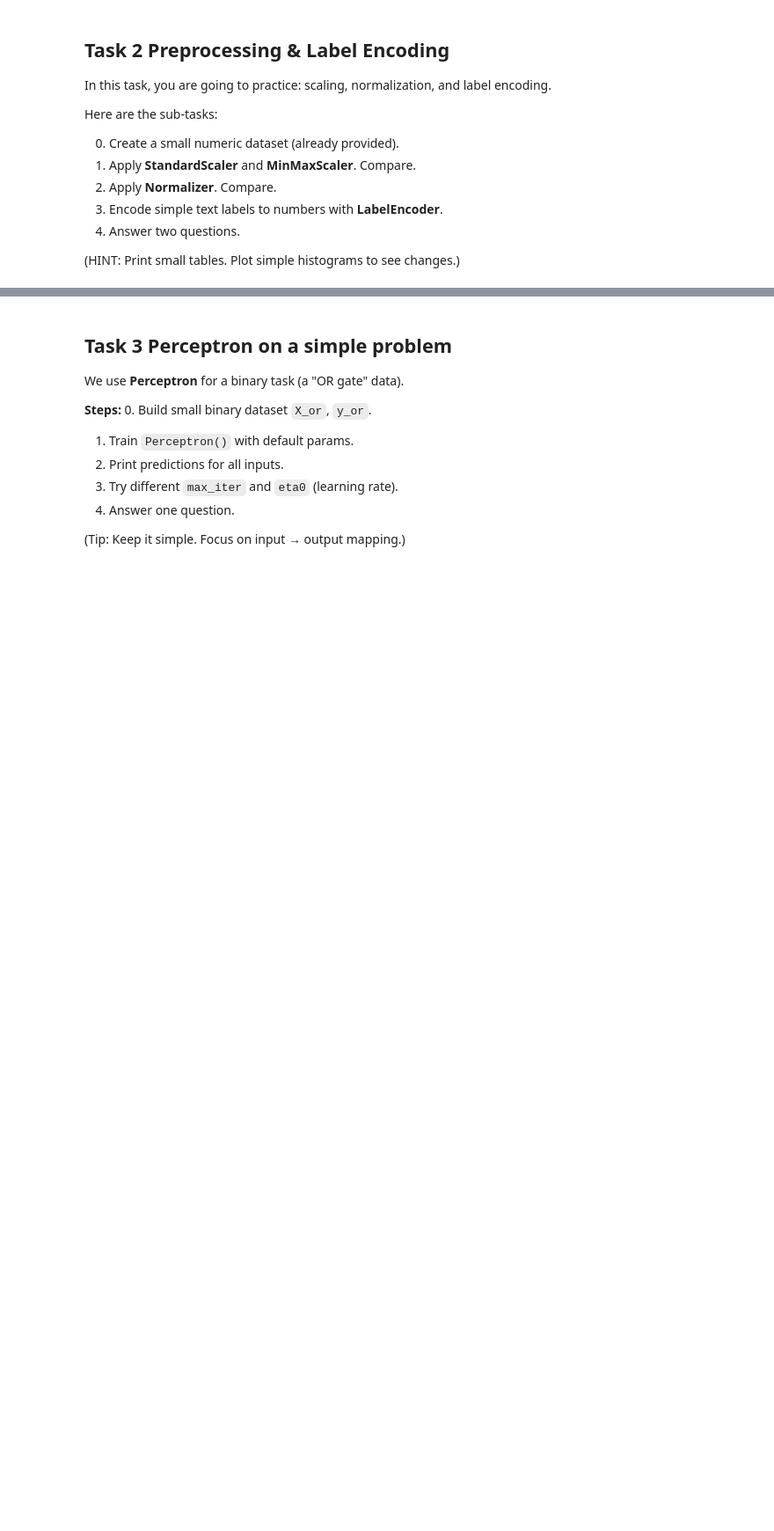
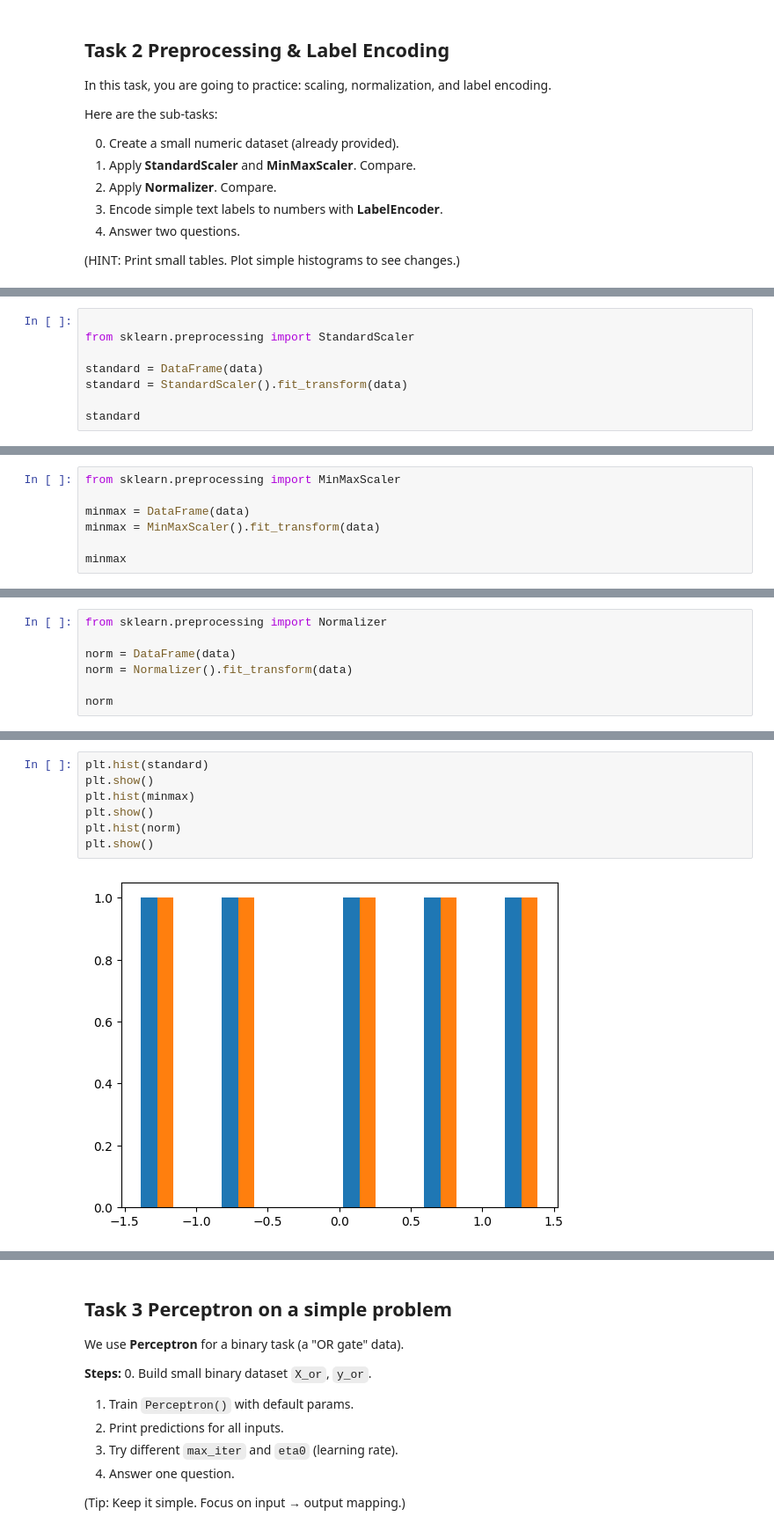
Before and after one commit to Arxcis/VE3451-KI-og-maskinl-ring, a Jupyter notebook: Assign2_Supervised_learning.ipynb, the cells around one changed output, grey strips where cells are left out. Shown: that part at 88% size. Saved outputs shown, nothing was run; the diff lists cells and outputs as text; blank space fills up the shorter version.

```diff
--- a/Assign2_Supervised_learning.ipynb
+++ b/Assign2_Supervised_learning.ipynb
@@ -117,0 +112,8 @@ Original data:
+# %%
+
+from sklearn.preprocessing import StandardScaler
+
+standard = DataFrame(data)
+standard = StandardScaler().fit_transform(data)
+
+standard
@@ -117,0 +135,7 @@ Original data:
+# %%
+from sklearn.preprocessing import MinMaxScaler
+
+minmax = DataFrame(data)
+minmax = MinMaxScaler().fit_transform(data)
+
+minmax
@@ -117,0 +163,7 @@ Original data:
+# %%
+from sklearn.preprocessing import Normalizer
+
+norm = DataFrame(data)
+norm = Normalizer().fit_transform(data)
+
+norm
@@ -117,0 +208,9 @@ Original data:
+# %%
+plt.hist(standard)
+plt.show()
+plt.hist(minmax)
+plt.show()
+plt.hist(norm)
+plt.show()
+# %% [output]
+[figure, added]
```
Also changed, not shown: parts of 14 cells of this notebook.
